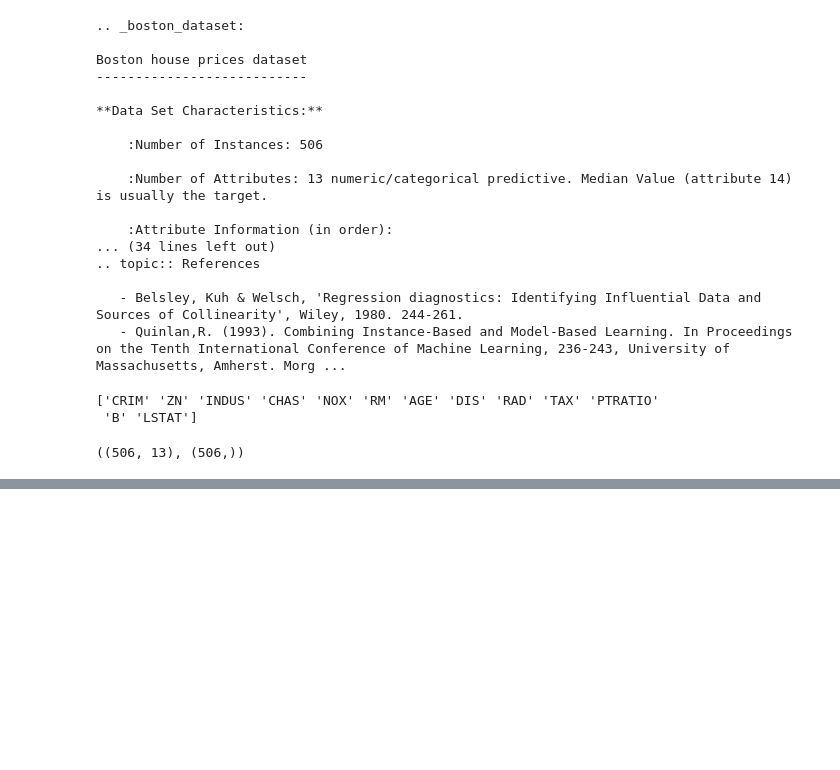
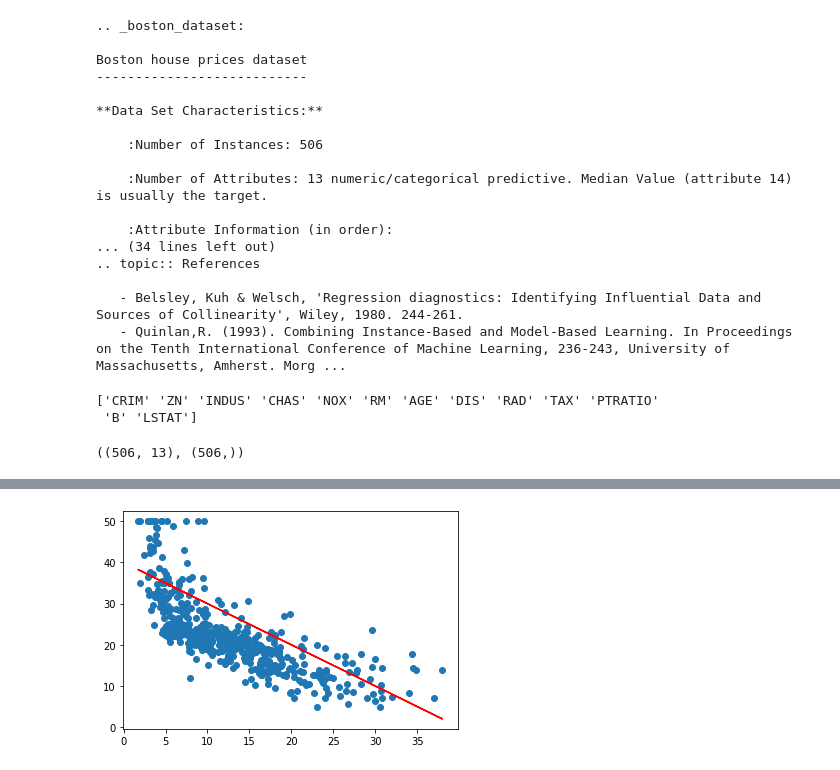
Before and after one commit to wekler/REPA, a Jupyter notebook: 2 Semana - Regressão/Sklearn.ipynb, the cells around one changed output, grey strips where cells are left out. Drawn from its saved outputs; the diff is of its cells as text; code cells hidden in the pictures; blank space fills up the shorter version.

```diff
--- a/2 Semana - Regressão/Sklearn.ipynb
+++ b/2 Semana - Regressão/Sklearn.ipynb
@@ -36,0 +63,10 @@ X.shape, y.shape
+# %%
+def modelo_linear(X, a, b):
+    y = a*X + b
+    return y
+ypred = modelo_linear(X12, -1, 40)
+plt.scatter(X12, y)
+plt.plot(X12, ypred, 'r')
+plt.show()
+# %% [output]
+[figure, added]
```
Also changed, not shown: parts of 2 cells of this notebook.
